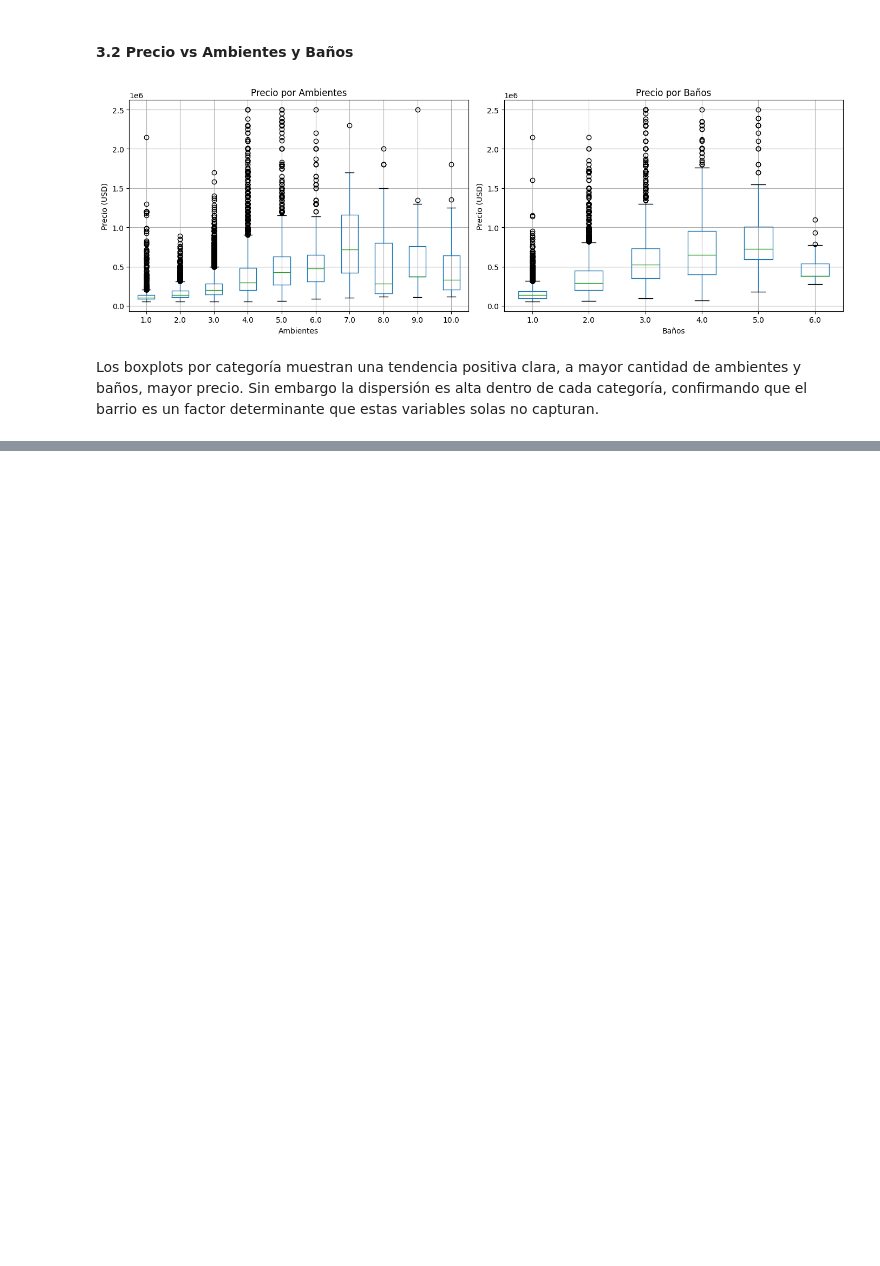
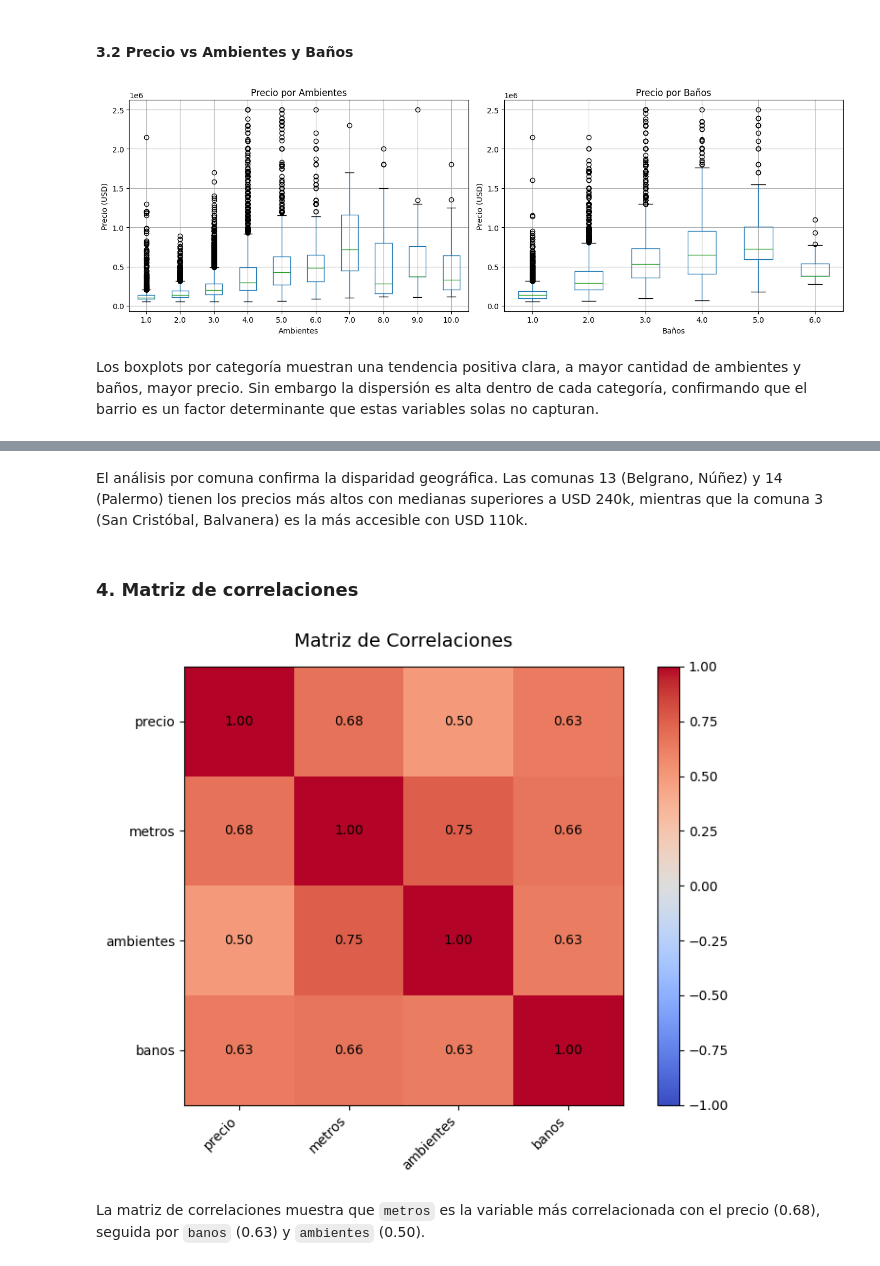
Before and after one commit to FacundoBerthet/precios-propiedades-caba, a Jupyter notebook: notebooks/03-eda.ipynb, the cells around one changed output, grey strips where cells are left out. Drawn from its saved outputs; the diff is of its cells as text; code cells hidden in the pictures; blank space fills up the shorter version.

Commit message:
add corr()

```diff
--- a/notebooks/03-eda.ipynb
+++ b/notebooks/03-eda.ipynb
@@ -258,0 +308,38 @@ no capturan.
+# %% [markdown]
+El análisis por comuna confirma la disparidad geográfica. Las comunas
+13 (Belgrano, Núñez) y 14 (Palermo) tienen los precios más altos con
+medianas superiores a USD 240k, mientras que la comuna 3 (San Cristóbal,
+Balvanera) es la más accesible con USD 110k.
+# %% [markdown]
+### 4. Matriz de correlaciones
+# %%
+# Solo variables numéricas
+numericas = ["precio", "metros", "ambientes", "banos"]
+
+correlaciones = df[numericas].corr()
+
+fig, ax = plt.subplots(figsize=(8, 6))
+im = ax.imshow(correlaciones, cmap="coolwarm", vmin=-1, vmax=1)
+
+# Etiquetas
+ax.set_xticks(range(len(numericas)))
+ax.set_yticks(range(len(numericas)))
+ax.set_xticklabels(numericas, rotation=45, ha="right")
+ax.set_yticklabels(numericas)
+
+# Valores dentro de cada celda
+for i in range(len(numericas)):
+    for j in range(len(numericas)):
+        ax.text(j, i, f"{correlaciones.iloc[i, j]:.2f}",
+                ha="center", va="center", color="black", fontsize=10)
+
+plt.colorbar(im, ax=ax)
+ax.set_title("Matriz de Correlaciones", fontsize=14, pad=15)
+plt.tight_layout()
+plt.show()
+# %% [output]
+[figure, added]
+# %% [markdown]
+La matriz de correlaciones muestra que `metros` es la variable más
+correlacionada con el precio (0.68), seguida por `banos` (0.63) y
+`ambientes` (0.50).
```
Also changed, not shown: parts of 8 cells of this notebook.
